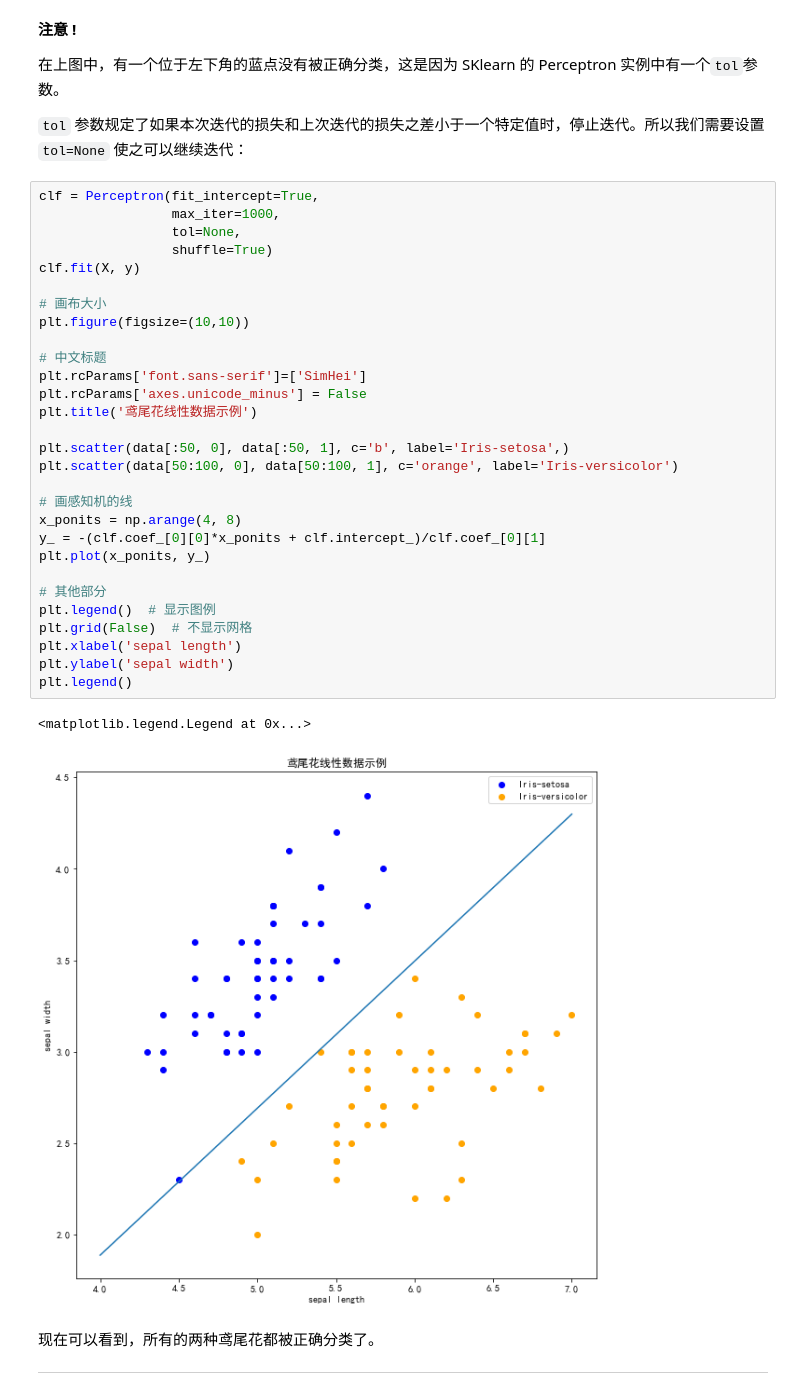
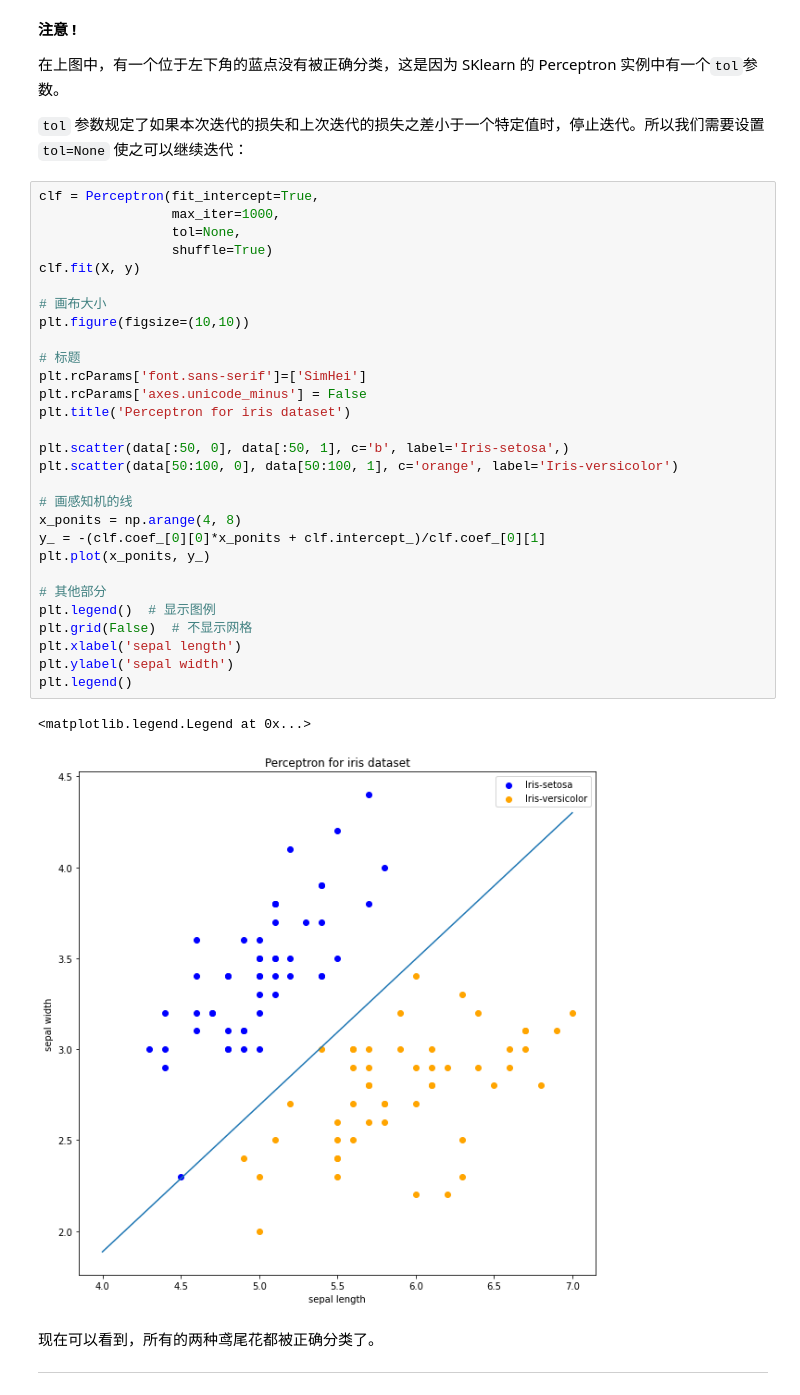
Before and after one commit to fengdu78/lihang-code, a Jupyter notebook: 第02章 感知机/2.Perceptron.ipynb, the cells around one changed output. Cells and saved outputs as stored; diff of their text form.

```diff
--- a/第02章 感知机/2.Perceptron.ipynb
+++ b/第02章 感知机/2.Perceptron.ipynb
@@ -203,35 +221,35 @@ plt.legend()
 # %%
 clf = Perceptron(fit_intercept=True,
                  max_iter=1000,
                  tol=None,
                  shuffle=True)
 clf.fit(X, y)
 
 # 画布大小
 plt.figure(figsize=(10,10))
 
-# 中文标题
+# 标题
 plt.rcParams['font.sans-serif']=['SimHei']
 plt.rcParams['axes.unicode_minus'] = False
-plt.title('鸢尾花线性数据示例')
+plt.title('Perceptron for iris dataset')
 
 plt.scatter(data[:50, 0], data[:50, 1], c='b', label='Iris-setosa',)
 plt.scatter(data[50:100, 0], data[50:100, 1], c='orange', label='Iris-versicolor')
 
 # 画感知机的线
 x_ponits = np.arange(4, 8)
 y_ = -(clf.coef_[0][0]*x_ponits + clf.intercept_)/clf.coef_[0][1]
 plt.plot(x_ponits, y_)
 
 # 其他部分
 plt.legend()  # 显示图例
 plt.grid(False)  # 不显示网格
 plt.xlabel('sepal length')
 plt.ylabel('sepal width')
 plt.legend()
 # %% [output]
 <matplotlib.legend.Legend at 0x...>
-[figure, old version]
+[figure, new version]
 # %% [markdown]
 现在可以看到，所有的两种鸢尾花都被正确分类了。
 
```
Also changed, not shown: parts of 7 cells of this notebook.
